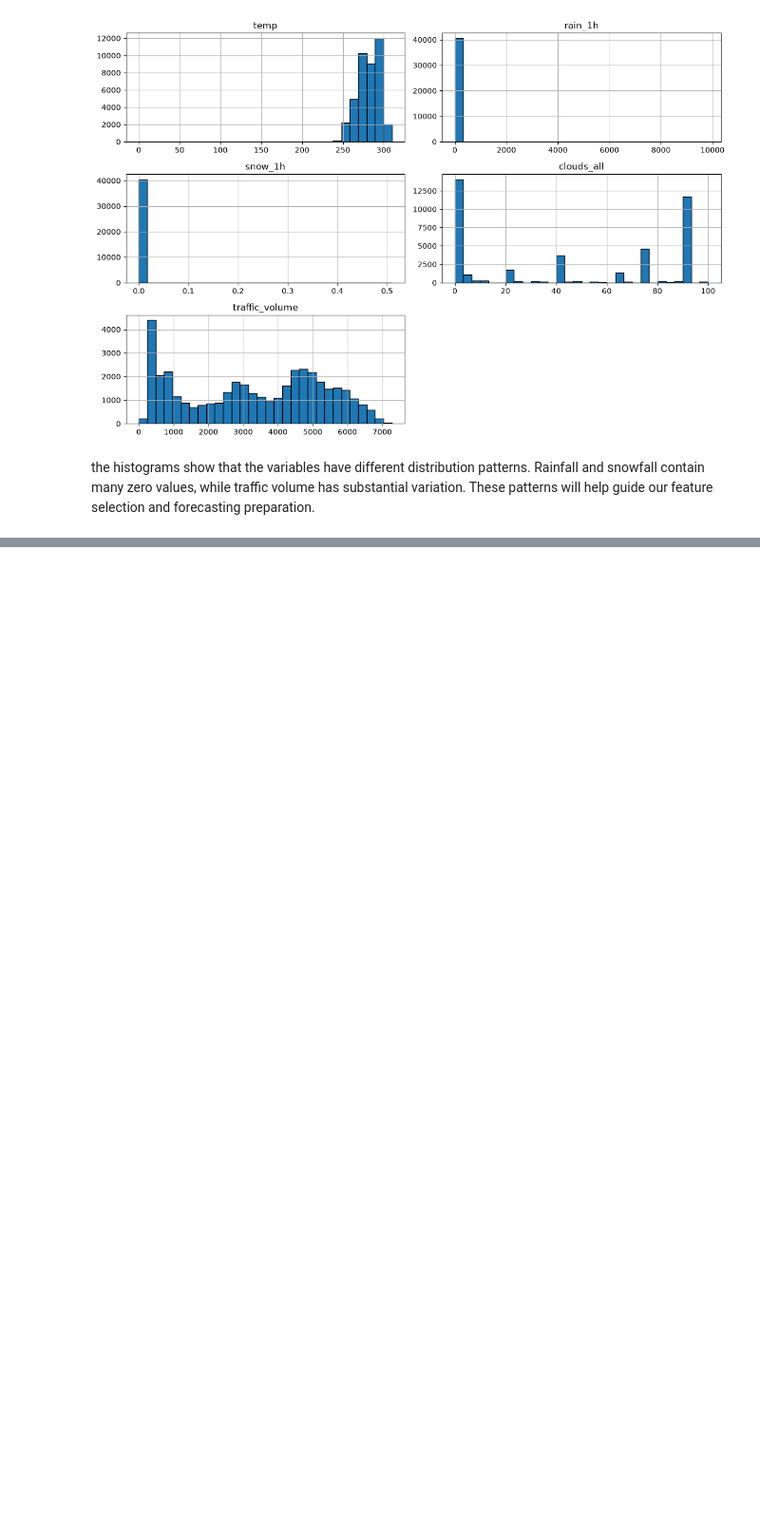
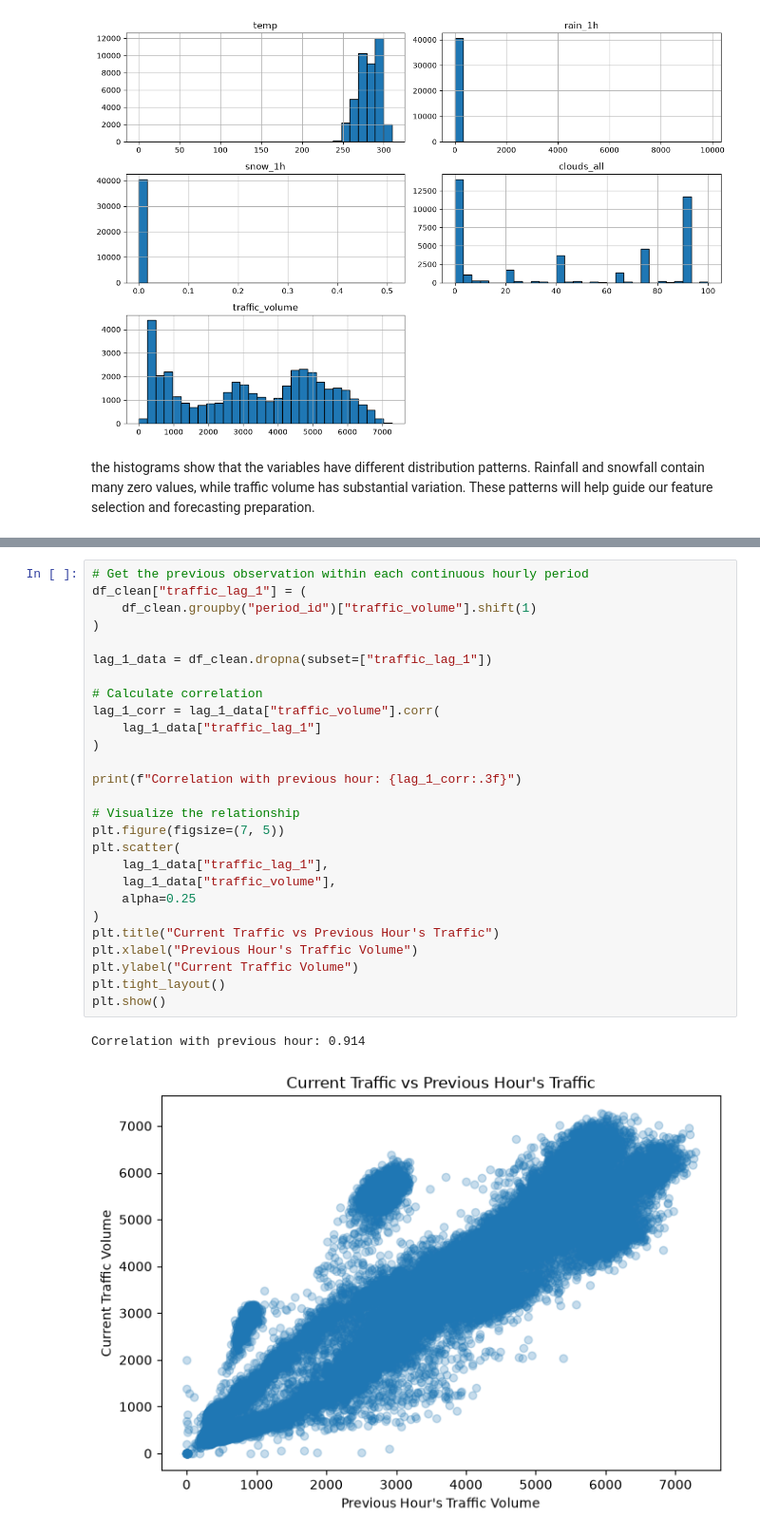
Before and after one commit to Janviere-dev/Formative-1_TimeSeries, a Jupyter notebook: notebook.ipynb, the cells around one changed output, grey strips where cells are left out. Shown at 95% size. Saved outputs shown, nothing was run; the diff lists cells and outputs as text; blank space fills up the shorter version.

```diff
--- a/notebook.ipynb
+++ b/notebook.ipynb
@@ -940,0 +1034,30 @@ plt.show()
+# %%
+# Get the previous observation within each continuous hourly period
+df_clean["traffic_lag_1"] = (
+    df_clean.groupby("period_id")["traffic_volume"].shift(1)
+)
+
+lag_1_data = df_clean.dropna(subset=["traffic_lag_1"])
+
+# Calculate correlation
+lag_1_corr = lag_1_data["traffic_volume"].corr(
+    lag_1_data["traffic_lag_1"]
+)
+
+print(f"Correlation with previous hour: {lag_1_corr:.3f}")
+
+# Visualize the relationship
+plt.figure(figsize=(7, 5))
+plt.scatter(
+    lag_1_data["traffic_lag_1"],
+    lag_1_data["traffic_volume"],
+    alpha=0.25
+)
+plt.title("Current Traffic vs Previous Hour's Traffic")
+plt.xlabel("Previous Hour's Traffic Volume")
+plt.ylabel("Current Traffic Volume")
+plt.tight_layout()
+plt.show()
+# %% [output]
+Correlation with previous hour: 0.914
+[figure, added]
```
Also changed, not shown: parts of 17 cells of this notebook.
